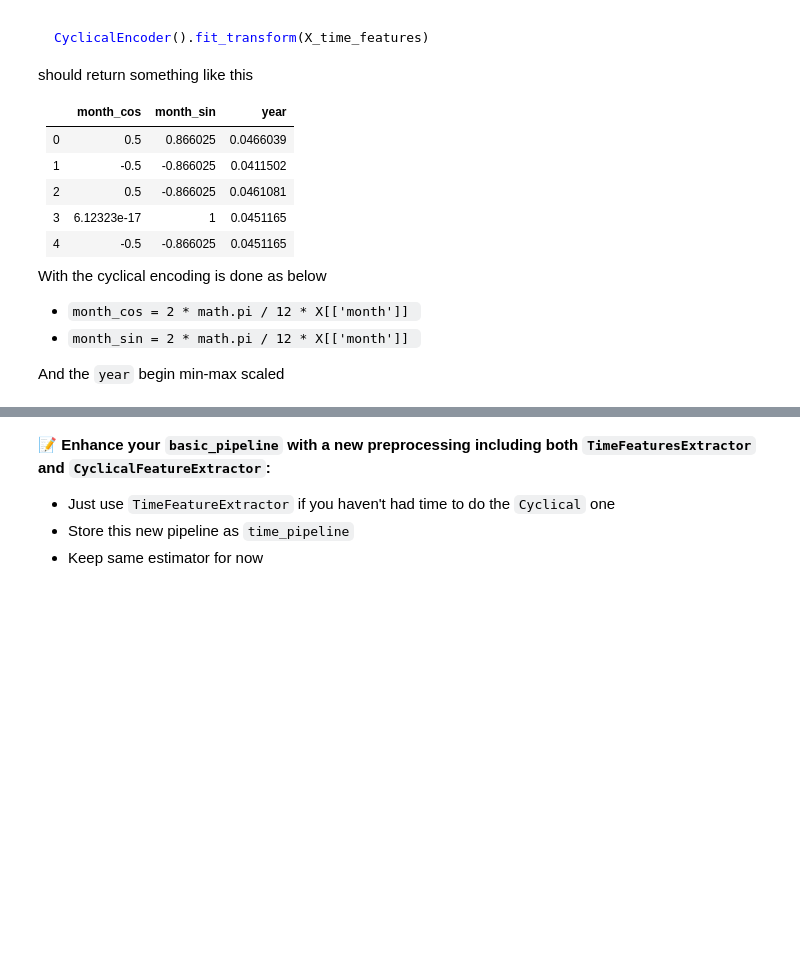
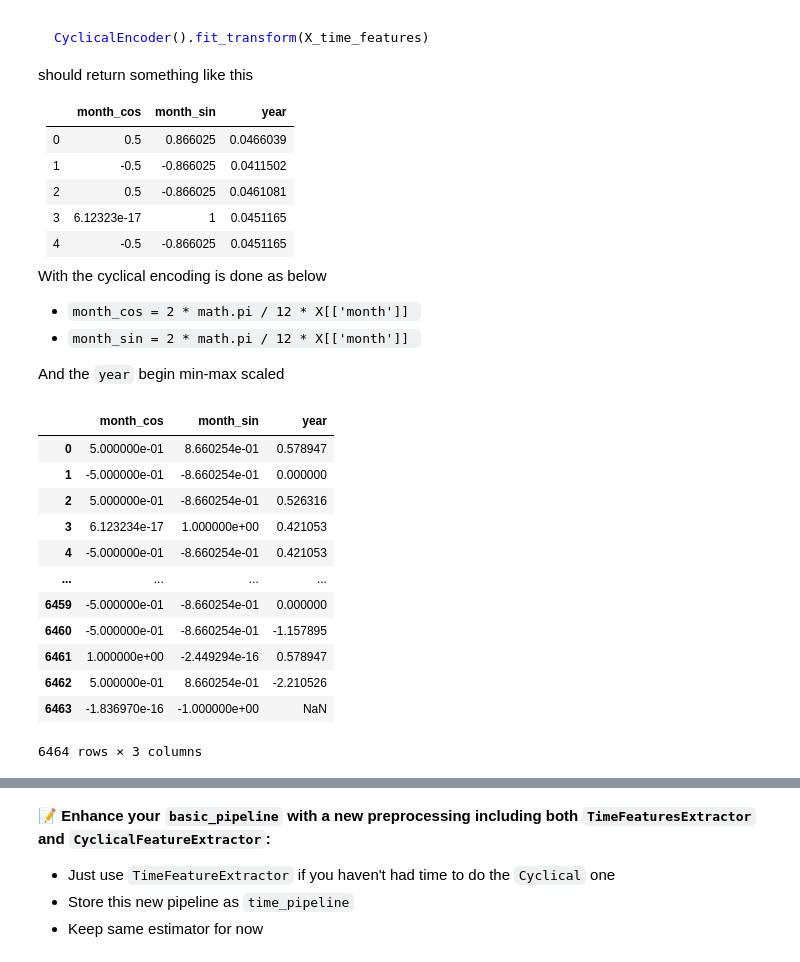
Before and after one commit to alexisgourdol/data-certification-exam, a Jupyter notebook: machine_learning/TV_popularity_predictor.ipynb, the cells around one changed output, grey strips where cells are left out. Cells and saved outputs as stored; diff of their text form; code cells hidden in the pictures; blank space fills up the shorter version.

```diff
--- a/machine_learning/TV_popularity_predictor.ipynb
+++ b/machine_learning/TV_popularity_predictor.ipynb
@@ -491,7 +492,9 @@ class TimeFeaturesExtractor(BaseEstimator, TransformerMixin):
 
         Returns a DataFrame with 2 columns containing the time features as integers extracted from the release_date.
         """
-        pass  # YOUR CODE HERE
+        df = pd.concat((pd.to_datetime(X['release_date']).dt.month, pd.to_datetime(X['release_date']).dt.year), axis = 1)
+        df.columns = ['month', 'year']
+        return df
 # %%
 # Try your transformer and save your new features here
 X_time_features = TimeFeaturesExtractor().fit_transform(X[['release_date']])
@@ -548,2 +569,24 @@ class CyclicalEncoder(BaseEstimator, TransformerMixin):
+# %%
+m = TimeFeaturesExtractor().fit_transform(X)[['month']]
+c = np.cos(2 * math.pi / 12 * m)
+s = np.sin(2 * math.pi / 12 * m)
+year = pd.DataFrame(RobustScaler().fit_transform(TimeFeaturesExtractor().fit_transform(X)[['year']]))
+d = pd.concat([c, s, year], axis=1)
+d.columns = ['month_cos', 'month_sin', 'year']
+d
+# %% [output]
+|  | month_cos | month_sin | year |
+| 0 | 5.000000e-01 | 8.660254e-01 | 0.578947 |
+| 1 | -5.000000e-01 | -8.660254e-01 | 0.000000 |
+| 2 | 5.000000e-01 | -8.660254e-01 | 0.526316 |
+| 3 | 6.123234e-17 | 1.000000e+00 | 0.421053 |
+| 4 | -5.000000e-01 | -8.660254e-01 | 0.421053 |
+| ... | ... | ... | ... |
+| 6459 | -5.000000e-01 | -8.660254e-01 | 0.000000 |
+| 6460 | -5.000000e-01 | -8.660254e-01 | -1.157895 |
+| 6461 | 1.000000e+00 | -2.449294e-16 | 0.578947 |
+| 6462 | 5.000000e-01 | 8.660254e-01 | -2.210526 |
+| 6463 | -1.836970e-16 | -1.000000e+00 | NaN |
+6464 rows × 3 columns
 # %%
 # Try your transformer and save your new features here
```
Also changed, not shown: parts of 17 cells of this notebook, 2 other files.
